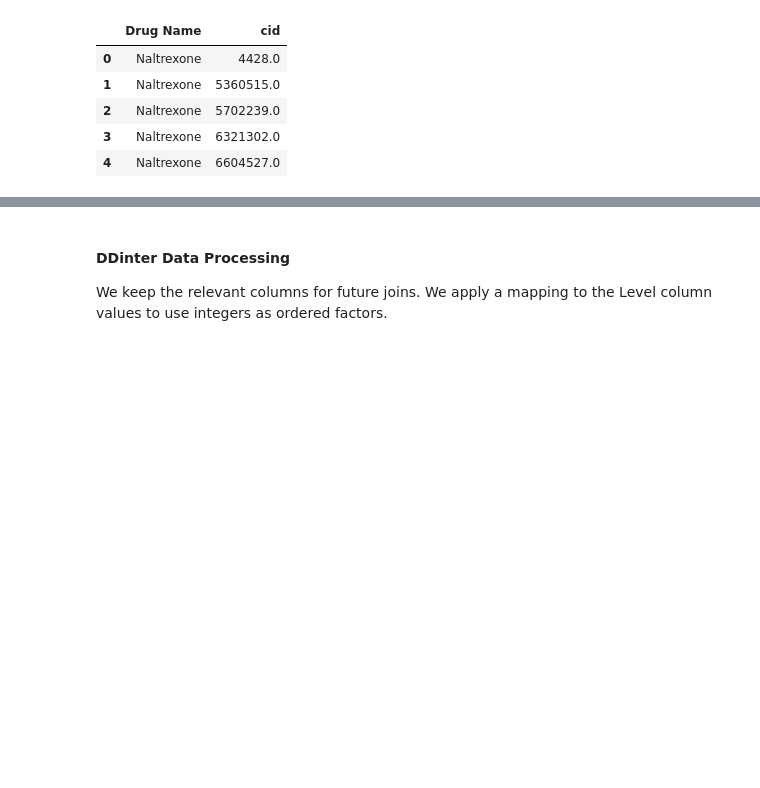
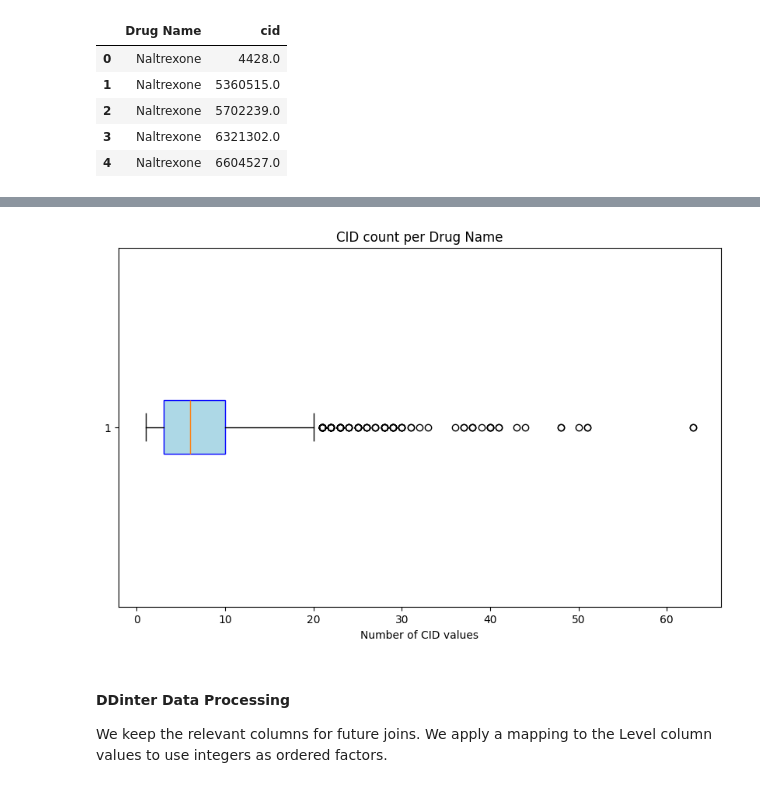
Before and after one commit to Freston1605/balanciumrx, a Jupyter notebook: train_data_processing.ipynb, the cells around one changed output, grey strips where cells are left out. Saved outputs shown, nothing was run; the diff lists cells and outputs as text; code cells hidden in the pictures; blank space fills up the shorter version.

Commit message:
Added EDA plots for CID and Level counts

```diff
--- a/train_data_processing.ipynb
+++ b/train_data_processing.ipynb
@@ -108,0 +122,7 @@ drug_cids_df.head()
+# %%
+# Drop the rows with missing CID values
+drug_cids_df.dropna(subset=['cid'], inplace=True)
+# %%
+# Count the number of unique CID values per Drug Name
+cids_per_drug = drug_cids_df.groupby(['Drug Name']).agg(cid_nunique=('cid', 'nunique')).reset_index()
+cids_per_drug.head()
@@ -109,3 +136,19 @@ drug_cids_df.head()
+# %%
+# Make a box plot to visualize the distribution
+import matplotlib.pyplot as plt
+
+# Boxplot for the 'values' column
+plt.figure(figsize=(10, 6))
+plt.boxplot(cids_per_drug['cid_nunique'], vert=False, patch_artist=True, boxprops=dict(facecolor='lightblue', color='blue'))
+
+# Add labels and title
+plt.xlabel('Number of CID values')
+plt.title('CID count per Drug Name')
+
+# Display the plot
+plt.show()
+# %% [output]
+[figure, added]
 # %% [markdown]
 #### DDinter Data Processing
 
```
Also changed, not shown: parts of 14 cells of this notebook.
